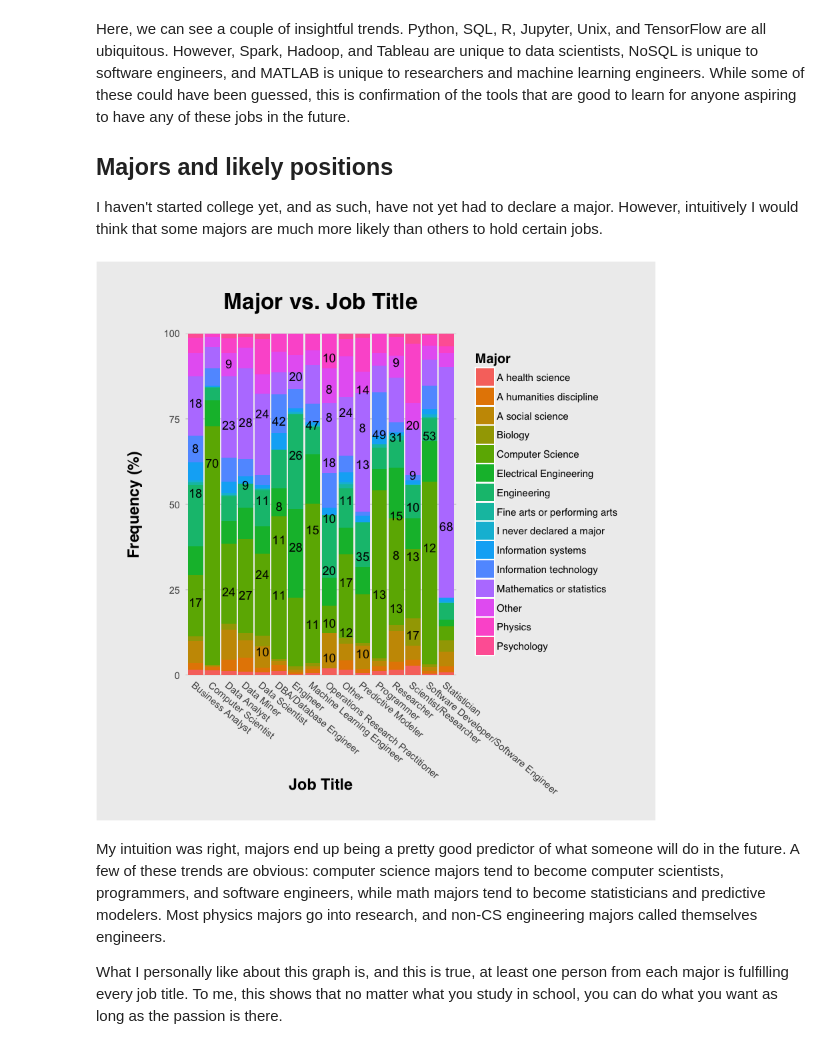
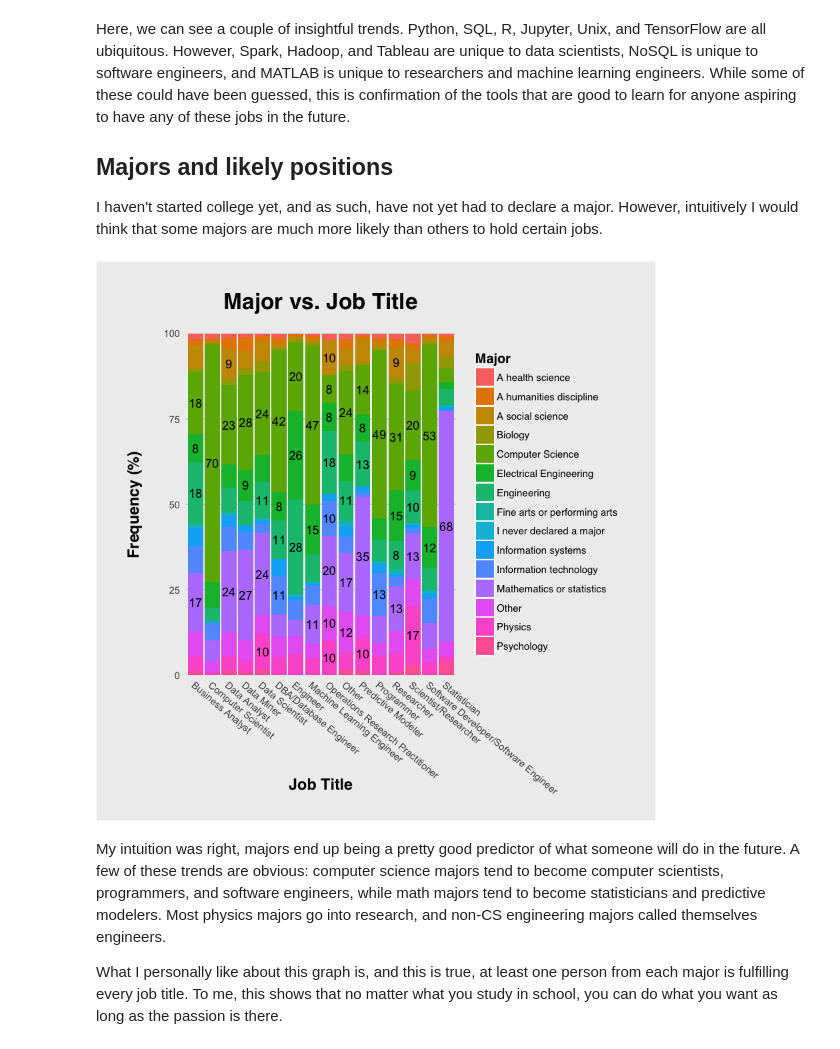
Before and after one commit to jackcook/kaggle-survey, a Jupyter notebook: analysis.ipynb, the cells around one changed output. Cells and saved outputs as stored; diff of their text form; code cells hidden in the pictures.

Commit message:
Fixed text positioning on job vs major graph

```diff
--- a/analysis.ipynb
+++ b/analysis.ipynb
@@ -230,29 +230,29 @@ I haven't started college yet, and as such, have not yet had to declare a major.
 # %%
 invisible(tryCatch({
     results[results$MajorSelect == "Engineering (non-computer focused)", ]$MajorSelect <- "Engineering"
     results[results$MajorSelect == "Information technology, networking, or system administration", ]$MajorSelect <- "Information technology"
     results[results$MajorSelect == "Management information systems", ]$MajorSelect <- "Information systems"
 }, error = function(e){}))
 
 results %>%
     rename(Major = MajorSelect, title = CurrentJobTitleSelect) %>%
     filter(title != "", Major != "") %>%
     group_by(title, Major) %>%
     summarize(n = n()) %>%
     mutate(freq = n / sum(n) * 100) %>%
     ggplot(aes(x = title, y = freq, fill = Major, label = ifelse(freq > 8, round(freq), ""))) +
     ggtitle("Major vs. Job Title") +
     labs(x = "Job Title", y = "Frequency (%)") +
-    geom_bar(stat = "identity", position = position_stack(reverse = TRUE)) +
+    geom_bar(stat = "identity", position = position_stack()) +
     geom_text(position = position_stack(vjust = 0.5)) +
     scale_y_continuous(expand = c(0, 0)) +
     jack_theme +
     theme(
         axis.title.x = element_text(margin = margin(t = -15)),
         axis.text.x = element_text(angle = 320, hjust = 0)
     )
 # %% [output]
-[figure, old version]
+[figure, new version]
 # %% [markdown]
 My intuition was right, majors end up being a pretty good predictor of what someone will do in the future. A few of these trends are obvious: computer science majors tend to become computer scientists, programmers, and software engineers, while math majors tend to become statisticians and predictive modelers. Most physics majors go into research, and non-CS engineering majors called themselves engineers.
 
```
